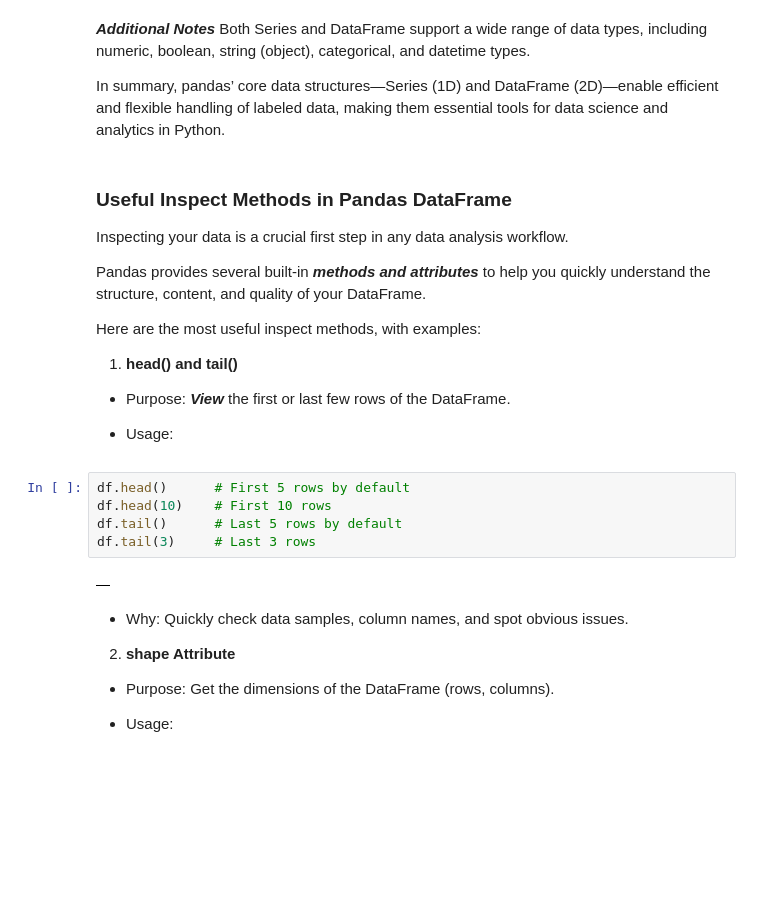
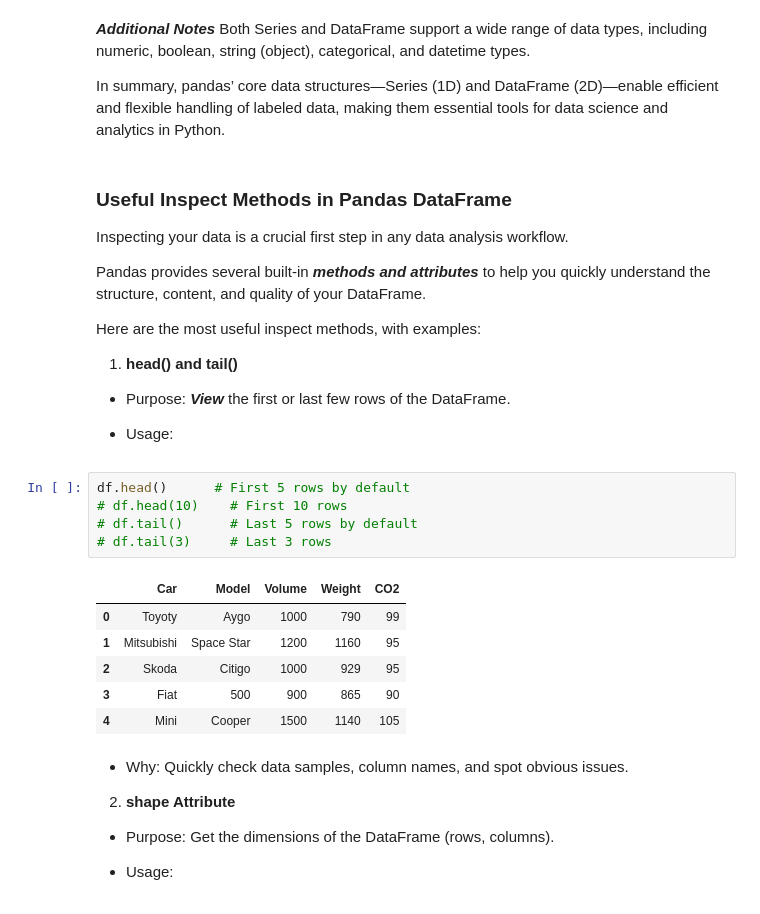
Before and after one commit to AbdiD21/DataScienceBootCamp.JupyterNotebook, a Jupyter notebook: pandas/Introduction.ipynb, the cells around one changed output. Drawn from its saved outputs; the diff is of its cells as text; blank space fills up the shorter version.

Commit message:
introduction to pandas

```diff
--- a/pandas/Introduction.ipynb
+++ b/pandas/Introduction.ipynb
@@ -428,7 +428,7 @@ Both Series and DataFrame support a wide range of data types, including numeric,
 
 In summary, pandas’ core data structures—Series (1D) and DataFrame (2D)—enable efficient and flexible handling of labeled data, making them essential tools for data science and analytics in Python.
 # %% [markdown]
-### Useful Inspect Methods in Pandas DataFrame
+### **Useful Inspect Methods in Pandas DataFrame**
 
 Inspecting your data is a crucial first step in any data analysis workflow.
 
@@ -443,11 +443,16 @@ Here are the most useful inspect methods, with examples:
 - Usage:
 # %%
 df.head()      # First 5 rows by default
-df.head(10)    # First 10 rows
-df.tail()      # Last 5 rows by default
-df.tail(3)     # Last 3 rows
+# df.head(10)    # First 10 rows
+# df.tail()      # Last 5 rows by default
+# df.tail(3)     # Last 3 rows
 # %% [output]
-|  |
+|  | Car | Model | Volume | Weight | CO2 |
+| 0 | Toyoty | Aygo | 1000 | 790 | 99 |
+| 1 | Mitsubishi | Space Star | 1200 | 1160 | 95 |
+| 2 | Skoda | Citigo | 1000 | 929 | 95 |
+| 3 | Fiat | 500 | 900 | 865 | 90 |
+| 4 | Mini | Cooper | 1500 | 1140 | 105 |
 # %% [markdown]
 - Why: Quickly check data samples, column names, and spot obvious issues.
 
```
Also changed, not shown: parts of 5 cells of this notebook.
